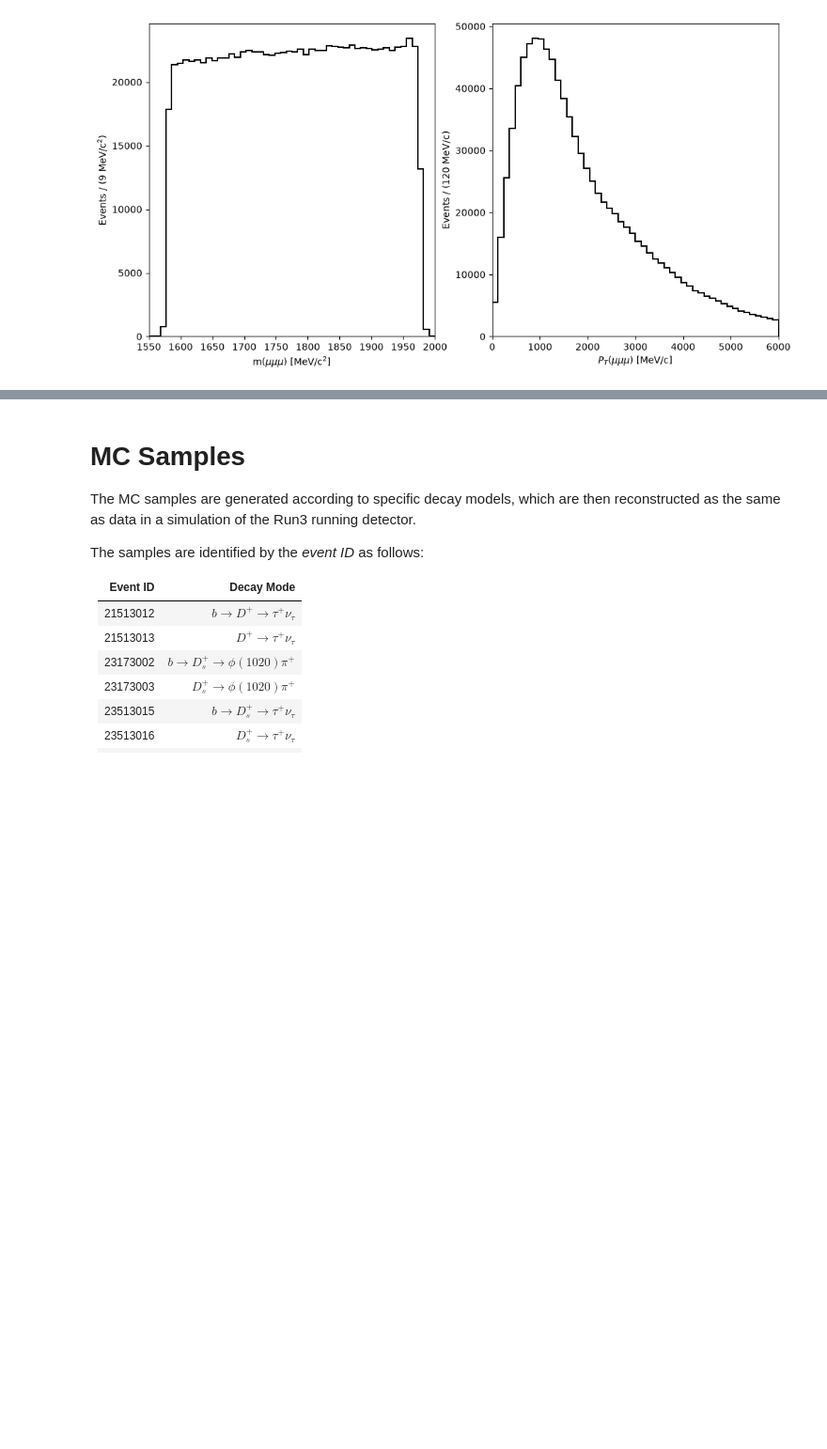
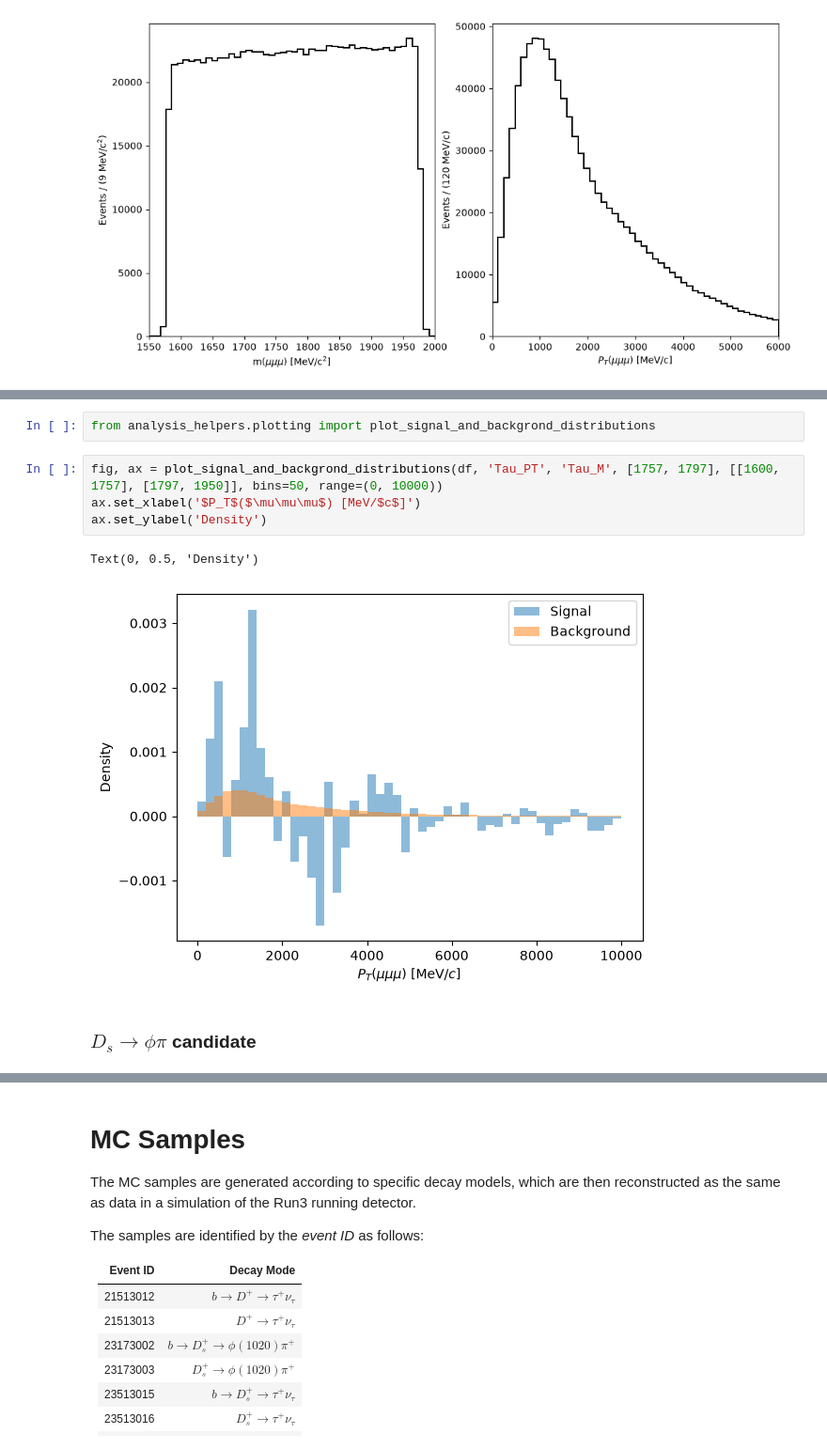
Before and after one commit to lhcb-bicocca/tesi_impicciche, a Jupyter notebook: notebooks/data_sample.ipynb, the cells around one changed output, grey strips where cells are left out. Shown at 94% size. Cells and saved outputs as stored; diff of their text form; blank space fills up the shorter version.

```diff
--- a/notebooks/data_sample.ipynb
+++ b/notebooks/data_sample.ipynb
@@ -95,0 +114,11 @@ plot_hist(df.Tau_PT, bins=50, range=(0, 6000), name=r'$P_T$($\mu\mu\mu$)', unit=
+# %%
+from analysis_helpers.plotting import plot_signal_and_backgrond_distributions
+# %%
+fig, ax = plot_signal_and_backgrond_distributions(df, 'Tau_PT', 'Tau_M', [1757, 1797], [[1600, 1757], [1797, 1950]], bins=50, range=(0, 10000))
+ax.set_xlabel('$P_T$($\mu\mu\mu$) [MeV/$c$]')
+ax.set_ylabel('Density')
+# %% [output]
+Text(0, 0.5, 'Density')
+[figure, added]
+# %% [markdown]
+### $D_s \to \phi\pi$ candidate
```
Also changed, not shown: parts of 16 cells of this notebook.
